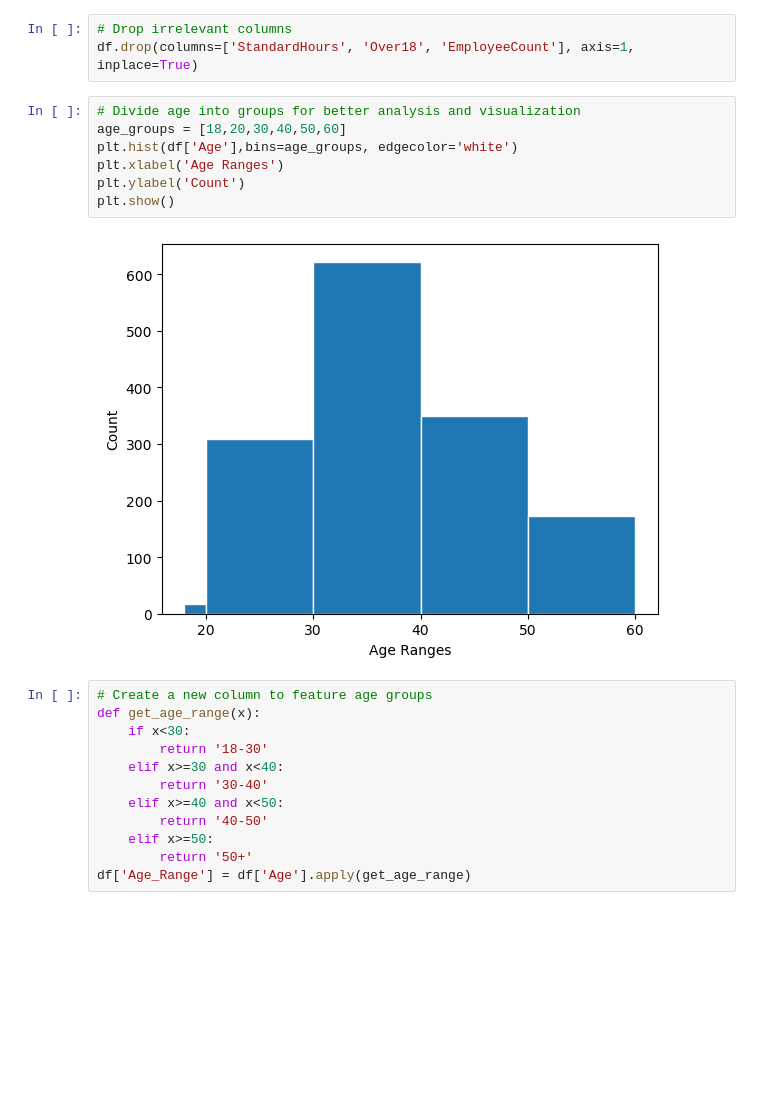
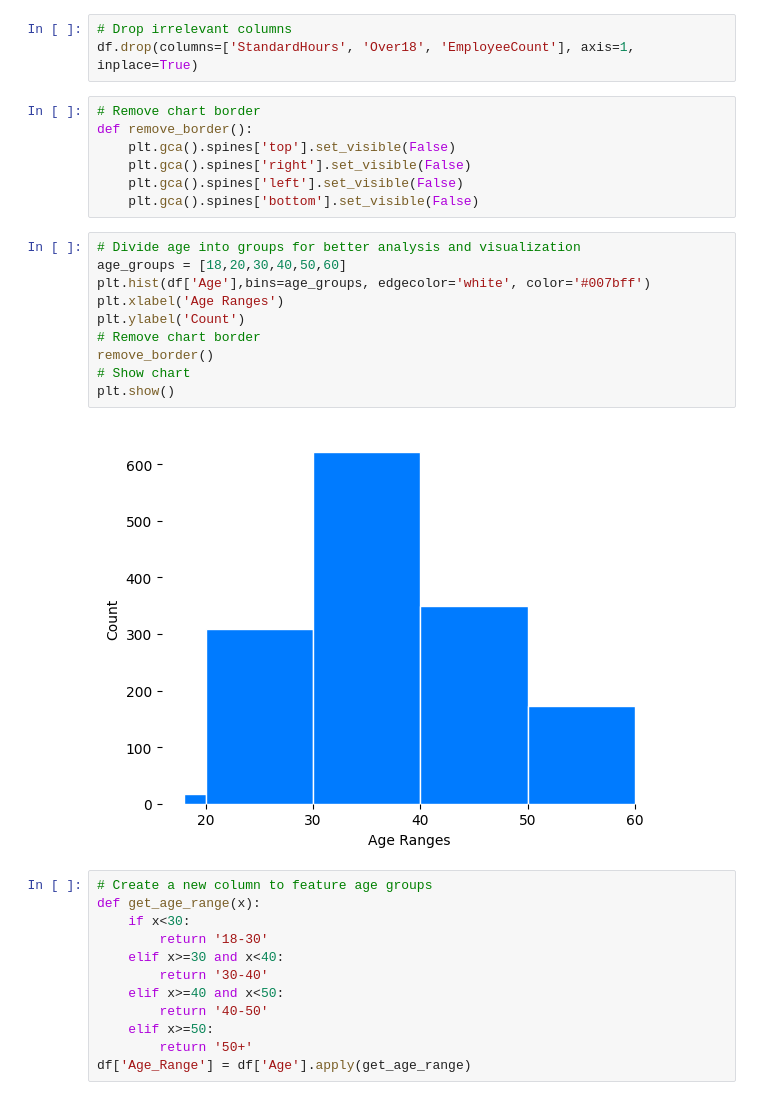
Before and after one commit to ngocmy128/hr-analytics-employee-attrition-analysis-and-prediction, a Jupyter notebook: Employee Attrition Prediction.ipynb, the cells around one changed output. Drawn from its saved outputs; the diff is of its cells as text; blank space fills up the shorter version.

```diff
--- a/Employee Attrition Prediction.ipynb
+++ b/Employee Attrition Prediction.ipynb
@@ -111,15 +128,25 @@ df.describe(include='all')
 # %%
 # Drop irrelevant columns
 df.drop(columns=['StandardHours', 'Over18', 'EmployeeCount'], axis=1, inplace=True)
+# %%
+# Remove chart border
+def remove_border():
+    plt.gca().spines['top'].set_visible(False)
+    plt.gca().spines['right'].set_visible(False)
+    plt.gca().spines['left'].set_visible(False)
+    plt.gca().spines['bottom'].set_visible(False)
 # %%
 # Divide age into groups for better analysis and visualization
 age_groups = [18,20,30,40,50,60]
-plt.hist(df['Age'],bins=age_groups, edgecolor='white')
+plt.hist(df['Age'],bins=age_groups, edgecolor='white', color='#007bff')
 plt.xlabel('Age Ranges')
 plt.ylabel('Count')
+# Remove chart border
+remove_border()
+# Show chart
 plt.show()
 # %% [output]
-[figure, old version]
+[figure, new version]
 # %%
 # Create a new column to feature age groups
 def get_age_range(x):
```
Also changed, not shown: parts of 19 cells of this notebook.
